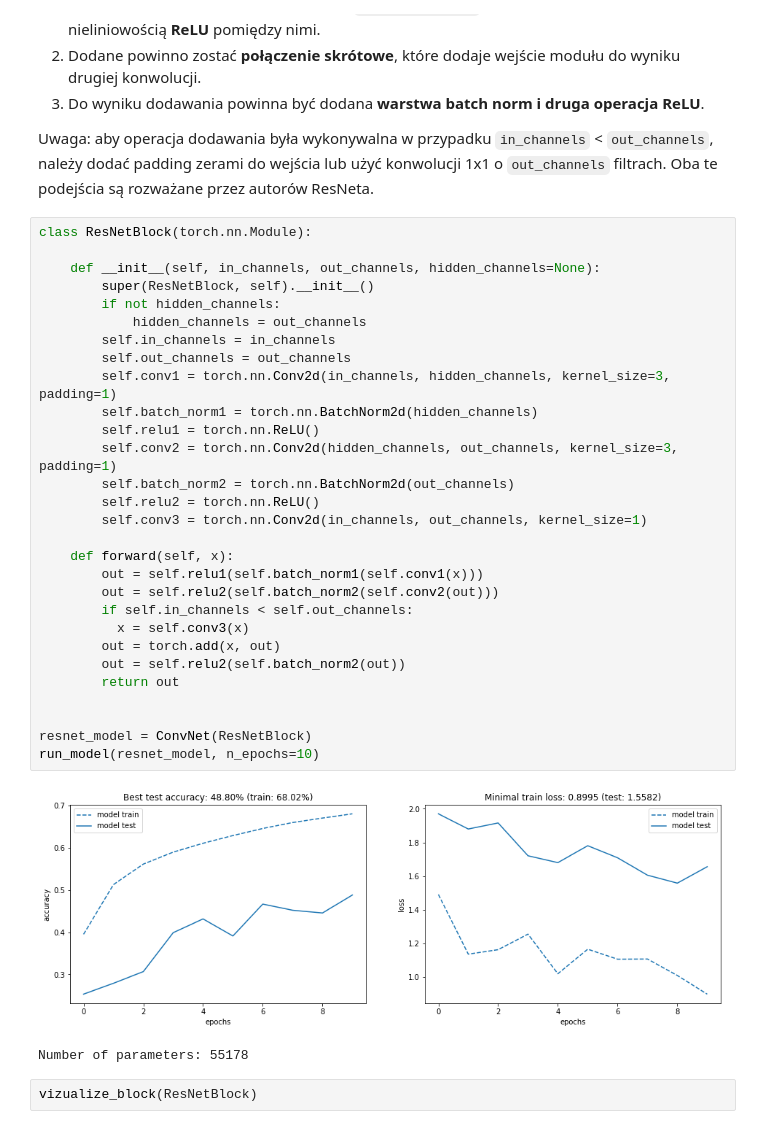
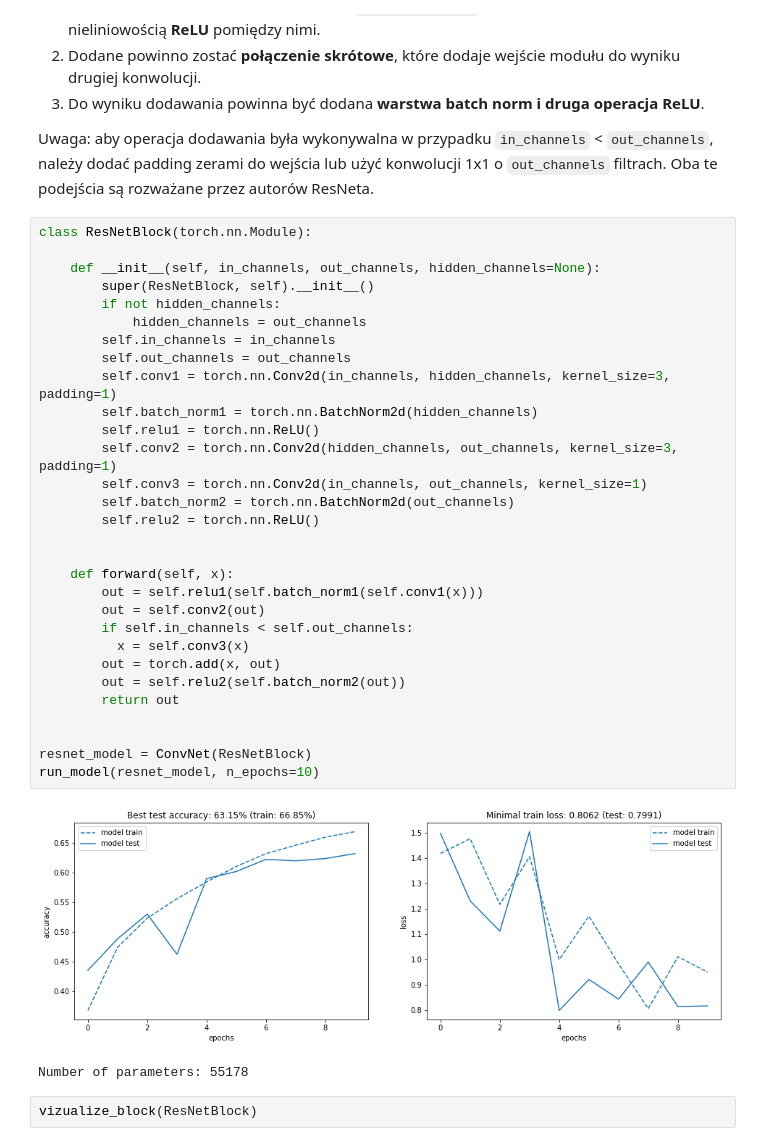
Before and after one commit to M1F1/nn2019, a Jupyter notebook: 5_DCNN_architectures.ipynb, the cells around one changed output. Drawn from its saved outputs; the diff is of its cells as text.

```diff
--- a/5_DCNN_architectures.ipynb
+++ b/5_DCNN_architectures.ipynb
@@ -243,34 +243,35 @@ Uwaga: aby operacja dodawania była wykonywalna w przypadku `in_channels` < `out
 # %%
 class ResNetBlock(torch.nn.Module):
 
     def __init__(self, in_channels, out_channels, hidden_channels=None):
         super(ResNetBlock, self).__init__()
         if not hidden_channels:
             hidden_channels = out_channels
         self.in_channels = in_channels
         self.out_channels = out_channels
         self.conv1 = torch.nn.Conv2d(in_channels, hidden_channels, kernel_size=3, padding=1)
         self.batch_norm1 = torch.nn.BatchNorm2d(hidden_channels)
         self.relu1 = torch.nn.ReLU()
         self.conv2 = torch.nn.Conv2d(hidden_channels, out_channels, kernel_size=3, padding=1)
+        self.conv3 = torch.nn.Conv2d(in_channels, out_channels, kernel_size=1)
         self.batch_norm2 = torch.nn.BatchNorm2d(out_channels)
         self.relu2 = torch.nn.ReLU()
-        self.conv3 = torch.nn.Conv2d(in_channels, out_channels, kernel_size=1)
+
 
     def forward(self, x):
         out = self.relu1(self.batch_norm1(self.conv1(x)))
-        out = self.relu2(self.batch_norm2(self.conv2(out)))
+        out = self.conv2(out)
         if self.in_channels < self.out_channels:
           x = self.conv3(x)
         out = torch.add(x, out)
         out = self.relu2(self.batch_norm2(out))
         return out
 
 
 resnet_model = ConvNet(ResNetBlock)
 run_model(resnet_model, n_epochs=10)
 # %% [output]
-[figure, old version]
+[figure, new version]
 Number of parameters: 55178
 # %%
 vizualize_block(ResNetBlock)
```
